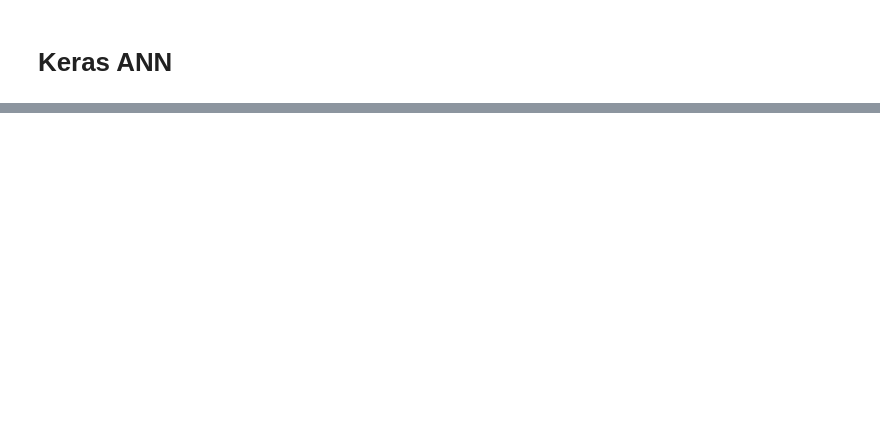
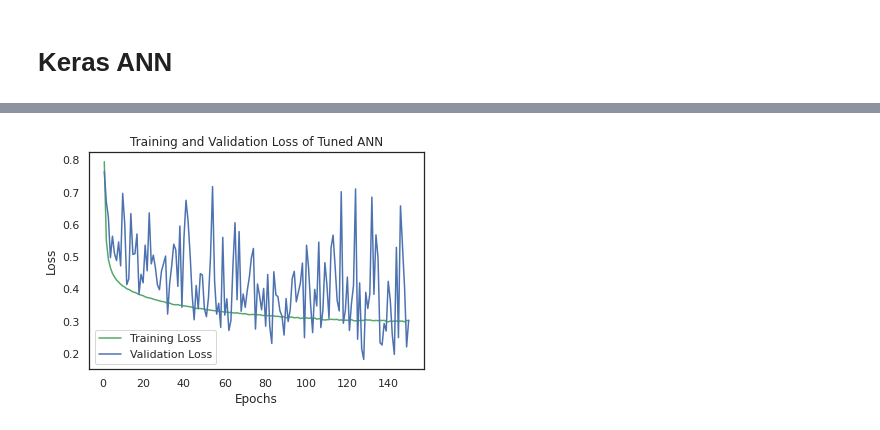
Before and after one commit to PrakritiAilavadi/Kaggle, a Jupyter notebook: stroke-prediction-eda-modelling.ipynb, the cells around one changed output, grey strips where cells are left out. Saved outputs shown, nothing was run; the diff lists cells and outputs as text; code cells hidden in the pictures; blank space fills up the shorter version.

```diff
--- a/stroke-prediction-eda-modelling.ipynb
+++ b/stroke-prediction-eda-modelling.ipynb
@@ -988,0 +1071,12 @@ plt.show()
+# %%
+model = KerasClassifier(build_fn = ann_classifier, batch_size = 32, epochs = 50)
+
+parameters = {
+    'batch_size': [25, 32],
+    'epochs': [50,100,150],
+    'optimizer': ['adam', 'rmsprop']
+}
+
+
+grid_search = GridSearchCV(estimator = model, param_grid = parameters, scoring = 'accuracy', cv = 5, n_jobs = -1)
+grid_search.fit(x_train_res, y_train_res)
@@ -988,0 +1119,10 @@ plt.show()
+# %%
+ann = tf.keras.models.Sequential()
+ann.add(tf.keras.layers.Dense(units = 32, kernel_regularizer = l2(0.01), bias_regularizer = l2(0.01), activation = 'relu'))
+ann.add(tf.keras.layers.Dense(units = 32, kernel_regularizer = l2(0.01), bias_regularizer = l2(0.01), activation = 'relu'))
+tf.keras.layers.Dropout(0.6)
+ann.add(tf.keras.layers.Dense(units = 1, activation = 'sigmoid'))
+
+ann.compile(optimizer = 'rmsprop', loss = 'binary_crossentropy', metrics = ['accuracy'])
+
+model = ann.fit(x_train_res, y_train_res, batch_size = 25, epochs = 150, validation_split = 0.2)
@@ -988,0 +1147,20 @@ plt.show()
+# %%
+# Loss Graph
+# Here model is actually just the ann history
+
+
+loss_training = model.history['loss']
+loss_validation = model.history['val_loss']
+epochs = range(1,151)
+
+plt.plot(epochs, loss_training, 'g', label = 'Training Loss')
+plt.plot(epochs, loss_validation, 'b', label = 'Validation Loss')
+
+plt.title('Training and Validation Loss of Tuned ANN')
+plt.xlabel('Epochs')
+plt.ylabel('Loss')
+
+plt.legend()
+plt.show()
+# %% [output]
+[figure, added]
```
Also changed, not shown: parts of 25 cells of this notebook.
